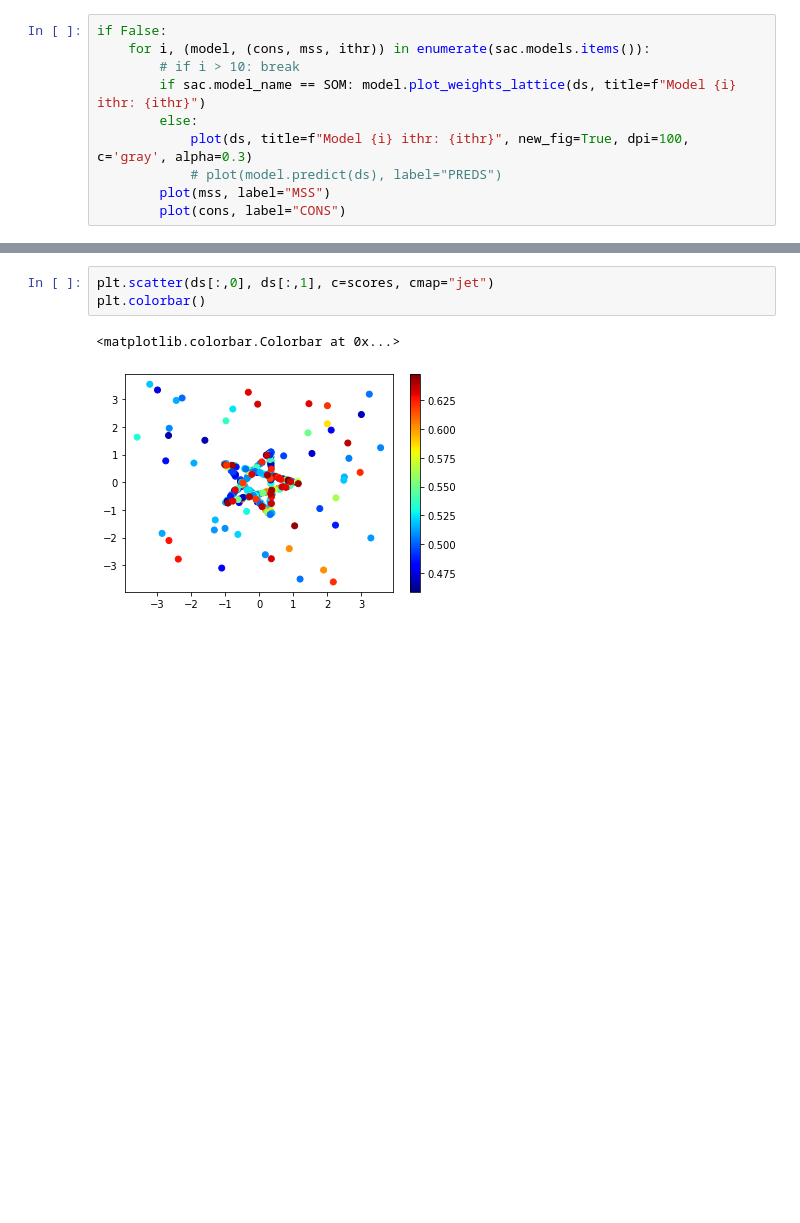
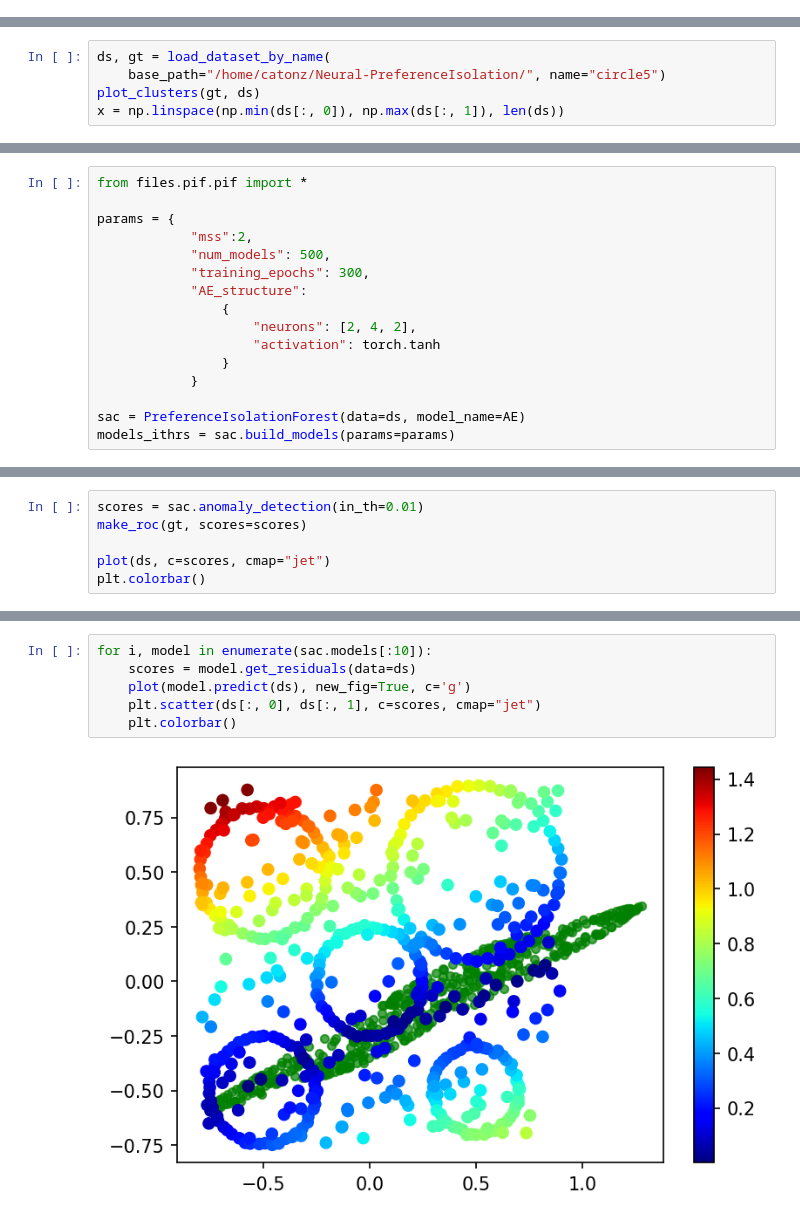
Before and after one commit to catonzio/Neural-PreferenceIsolation, a Jupyter notebook: src/notebooks/star_dataset.ipynb, the cells around one changed output, grey strips where cells are left out. Cells and saved outputs as stored; diff of their text form; blank space fills up the shorter version.

Commit message:
adjusted parameters

```diff
--- a/src/notebooks/star_dataset.ipynb
+++ b/src/notebooks/star_dataset.ipynb
@@ -55,10 +3,0 @@ Done
-# %%
-if False:
-    for i, (model, (cons, mss, ithr)) in enumerate(sac.models.items()):
-        # if i > 10: break
-        if sac.model_name == SOM: model.plot_weights_lattice(ds, title=f"Model {i} ithr: {ithr}")
-        else:
-            plot(ds, title=f"Model {i} ithr: {ithr}", new_fig=True, dpi=100, c='gray', alpha=0.3)
-            # plot(model.predict(ds), label="PREDS")
-        plot(mss, label="MSS")
-        plot(cons, label="CONS")
@@ -71,0 +4,5 @@ sns.heatmap(sac.preference_matrix)
+# %%
+ds, gt = load_dataset_by_name(
+    base_path="/home/catonz/Neural-PreferenceIsolation/", name="circle5")
+plot_clusters(gt, ds)
+x = np.linspace(np.min(ds[:, 0]), np.max(ds[:, 1]), len(ds))
@@ -71,0 +11,16 @@ sns.heatmap(sac.preference_matrix)
+# %%
+from files.pif.pif import *
+
+params = {
+            "mss":2,
+            "num_models": 500,
+            "training_epochs": 300,
+            "AE_structure":
+                {
+                    "neurons": [2, 4, 2],
+                    "activation": torch.tanh
+                }
+            }
+
+sac = PreferenceIsolationForest(data=ds, model_name=AE)
+models_ithrs = sac.build_models(params=params)
@@ -71,0 +31,6 @@ sns.heatmap(sac.preference_matrix)
+# %%
+scores = sac.anomaly_detection(in_th=0.01)
+make_roc(gt, scores=scores)
+
+plot(ds, c=scores, cmap="jet")
+plt.colorbar()
@@ -72,6 +50,8 @@ sns.heatmap(sac.preference_matrix)
 # %%
-plt.scatter(ds[:,0], ds[:,1], c=scores, cmap="jet")
-plt.colorbar()
+for i, model in enumerate(sac.models[:10]):
+    scores = model.get_residuals(data=ds)
+    plot(model.predict(ds), new_fig=True, c='g')
+    plt.scatter(ds[:, 0], ds[:, 1], c=scores, cmap="jet")
+    plt.colorbar()
 # %% [output]
-<matplotlib.colorbar.Colorbar at 0x...>
-[figure, old version]
+[figure, new version]
```
Also changed, not shown: parts of 12 cells of this notebook, 13 other files.
